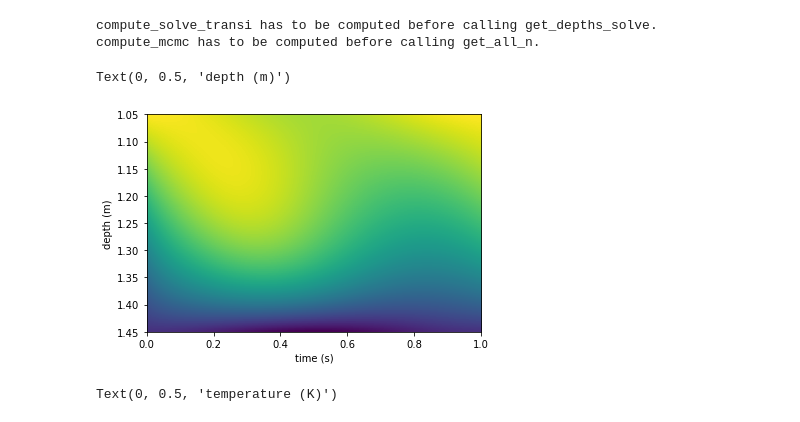
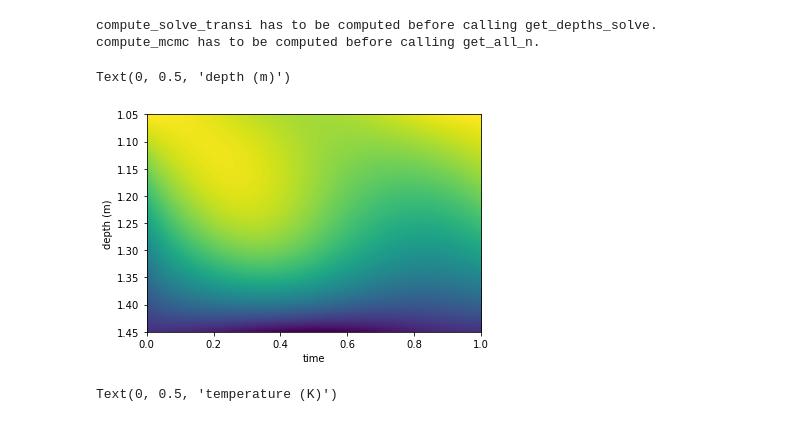
Before and after one commit to mathisbrdn/pyheatmy, a Jupyter notebook: demo.ipynb, the cells around one changed output. Drawn from its saved outputs; the diff is of its cells as text; code cells hidden in the pictures.

```diff
--- a/demo.ipynb
+++ b/demo.ipynb
@@ -66,18 +66,18 @@ assert np.array_equal(temps, temps_from_tuple)
 # %%
 #Tout est stocké dans la class col pour ne pas avoir à le stocker hors de la class
 fig, ax = plt.subplots(facecolor = 'w')
 
 ax.imshow(
     col.temps_solve[:].T,
     aspect = "auto",
     extent = [0, 1, col.depths_solve[-1], col.depths_solve[0]], #TODO : trouver comment monter le datetime
 )
 
-ax.set_xlabel("time (s)")
+ax.set_xlabel("time")
 ax.set_ylabel("depth (m)")
 # %% [output]
 Text(0, 0.5, 'depth (m)')
-[figure, old version]
+[figure, new version]
 # %%
 from itertools import islice
 
```
Also changed, not shown: parts of 6 cells of this notebook, 3 other files.
